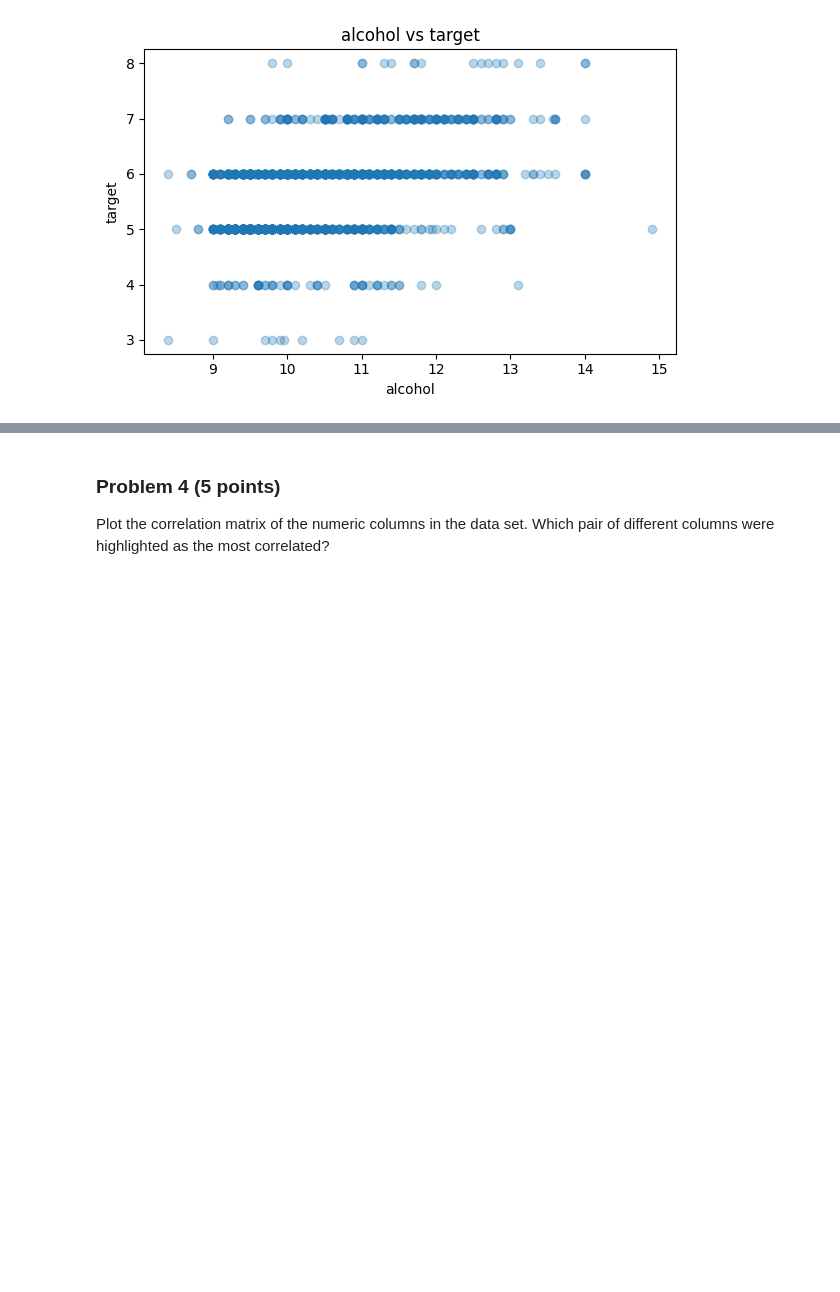
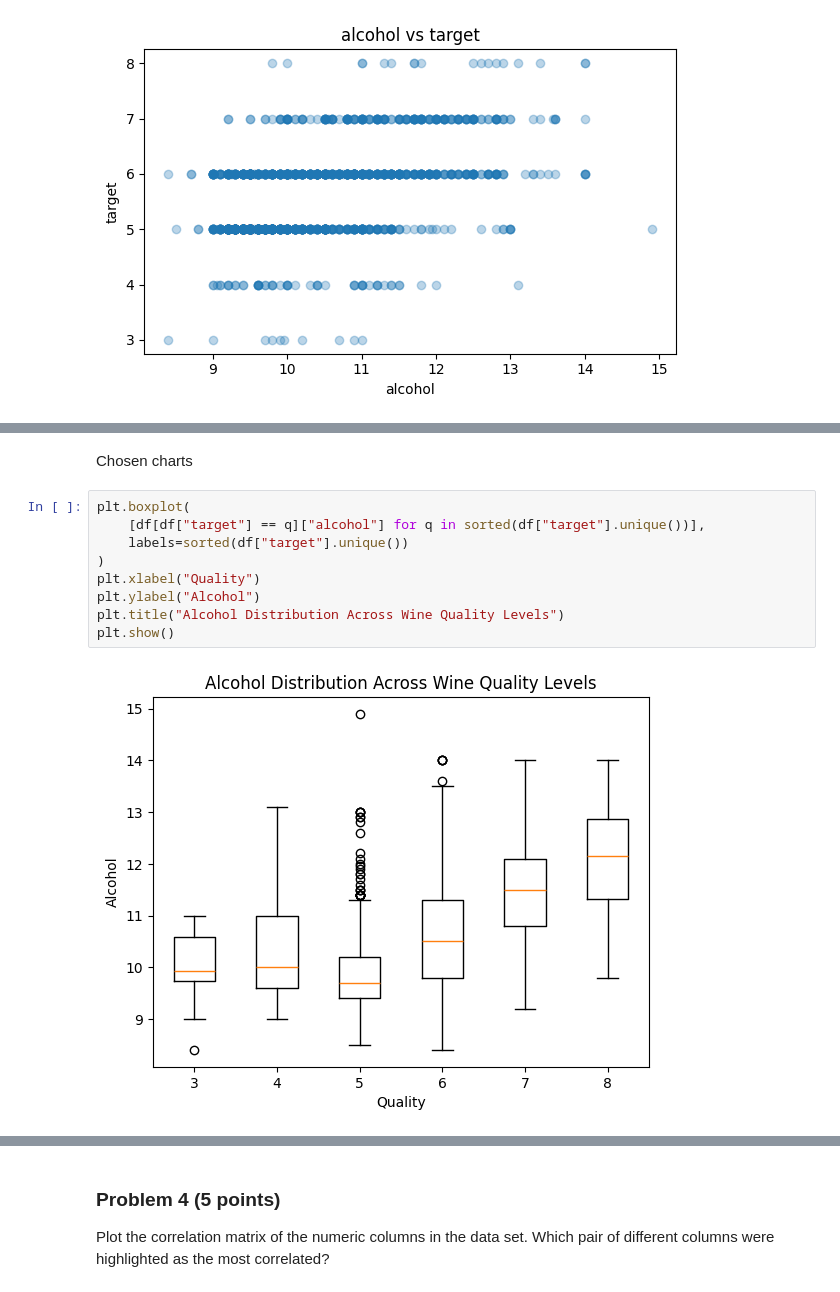
Before and after one commit to gdouek/dx602-final-project, a Jupyter notebook: project.ipynb, the cells around one changed output, grey strips where cells are left out. Cells and saved outputs as stored; diff of their text form; blank space fills up the shorter version.

```diff
--- a/project.ipynb
+++ b/project.ipynb
@@ -243,0 +272,13 @@ for col in df.columns:
+# %% [markdown]
+Chosen charts
+# %%
+plt.boxplot(
+    [df[df["target"] == q]["alcohol"] for q in sorted(df["target"].unique())],
+    labels=sorted(df["target"].unique())
+)
+plt.xlabel("Quality")
+plt.ylabel("Alcohol")
+plt.title("Alcohol Distribution Across Wine Quality Levels")
+plt.show()
+# %% [output]
+[figure, added]
```
Also changed, not shown: parts of 29 cells of this notebook.
